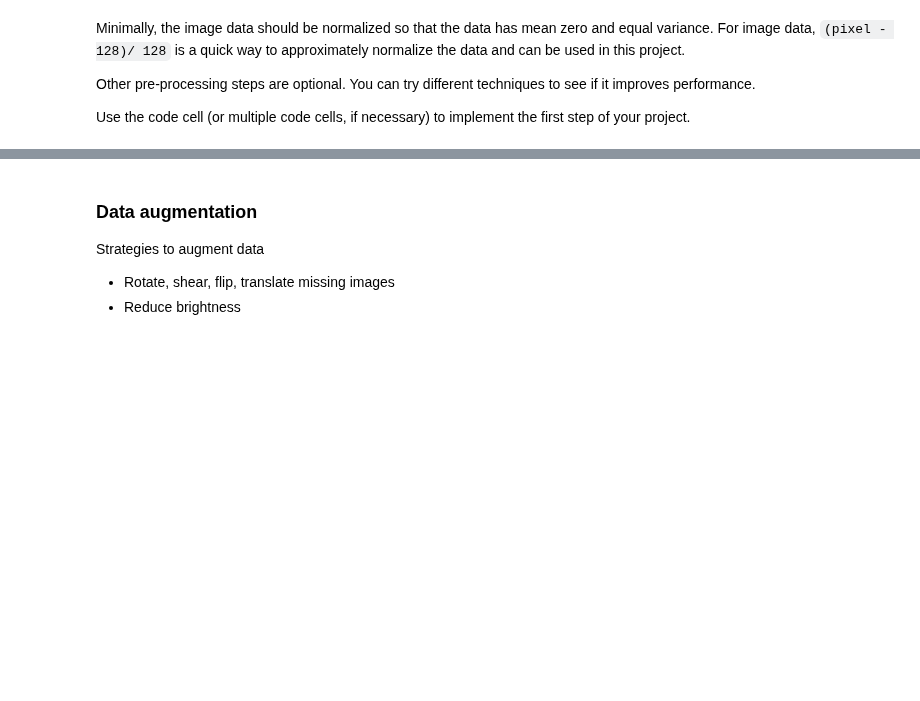
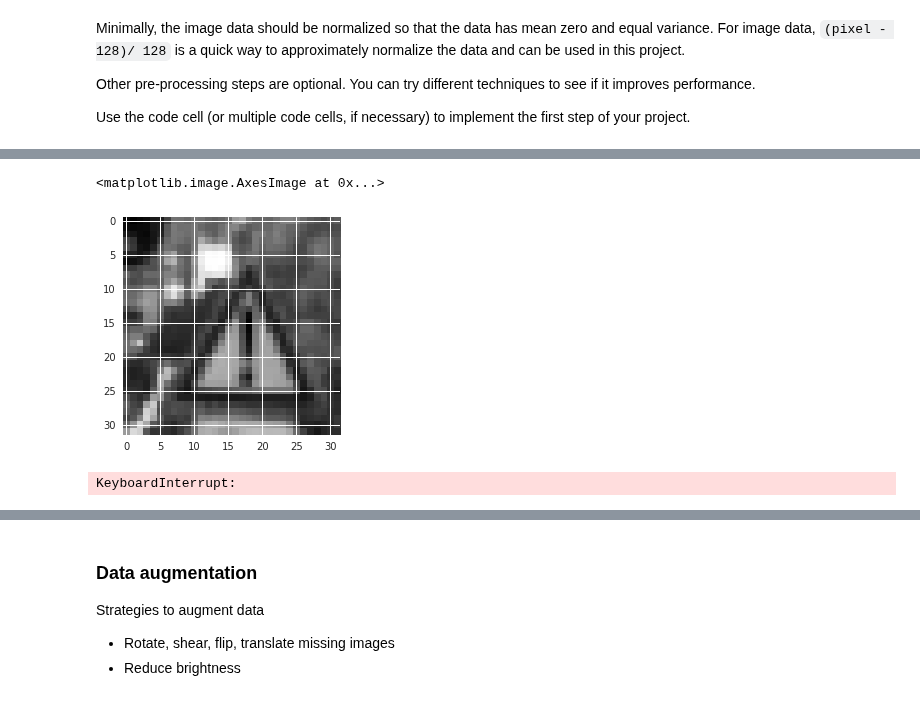
Before and after one commit to adhulipa/CarND-Traffic-Sign-Classifier-Project, a Jupyter notebook: Traffic_Sign_Classifier.ipynb, the cells around one changed output, grey strips where cells are left out. Cells and saved outputs as stored; diff of their text form; code cells hidden in the pictures; blank space fills up the shorter version.

```diff
--- a/Traffic_Sign_Classifier.ipynb
+++ b/Traffic_Sign_Classifier.ipynb
@@ -239,13 +247,25 @@ img_norm std= 0.371930606876
 ### converting to grayscale, etc.
 ### Feel free to use as many code cells as needed.
 # %%
-# Colorspace transforms
-X_train_gray = [grayscale(image) for image in X_train]
-X_train_gray = np.resize(X_train_gray, (len(X_train_gray), 32,32,1))
-X_valid_gray = [grayscale(image) for image in X_valid]
-X_valid_gray = np.resize(X_valid_gray, (len(X_valid_gray), 32,32,1))
+def grayscale_data(X_train):
+    X_train_gray = [grayscale(image) for image in X_train]
+    X_train_gray = np.resize(X_train_gray, (len(X_train_gray), 32,32,1))
+    return X_train_gray
+
+X_train_gray = grayscale_data(X_train)
+X_valid_gray = grayscale_data(X_valid)
+X_test_gray = grayscale_data(X_test)
+
+plt.imshow(np.resize(random.choice(X_train_gray), (32,32)), cmap='gray')
+# %% [output]
+<matplotlib.image.AxesImage at 0x...>
+[figure, added]
 # %%
-# # YUV transforms
-# X_train_yuv = np.array([yuv(image) for image in X_train])
-# X_valid_yuv = np.array([yuv(image) for image in X_valid])
+def yuv_data(X_train):
+    return np.array([yuv(image) for image in X_train])
+X_train_yuv = yuv_data(X_train)
+X_valid_yuv = yuv_data(X_valid)
+X_test_yuv = yuv_data(X_test)
+# %% [output]
+KeyboardInterrupt:
 # %%
```
Also changed, not shown: parts of 22 cells of this notebook, 1 other file.
